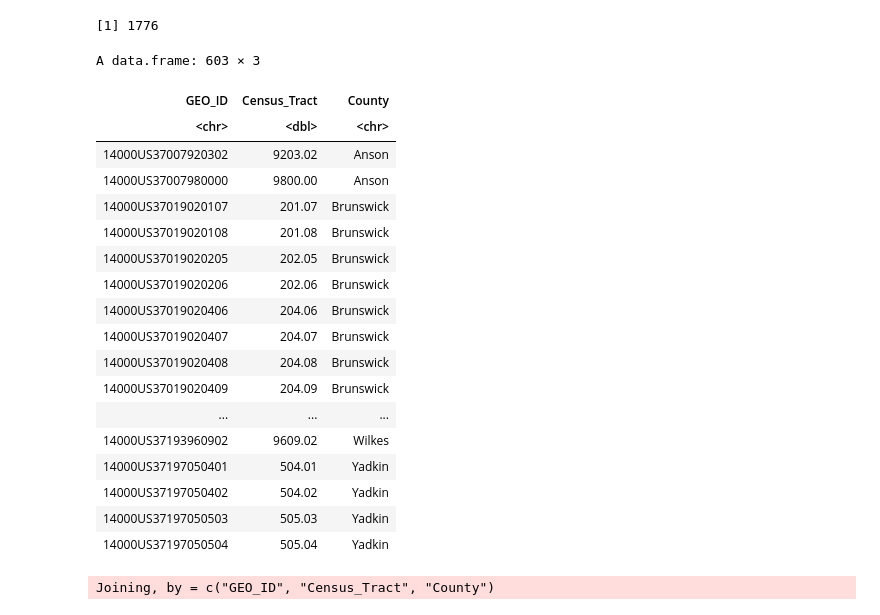
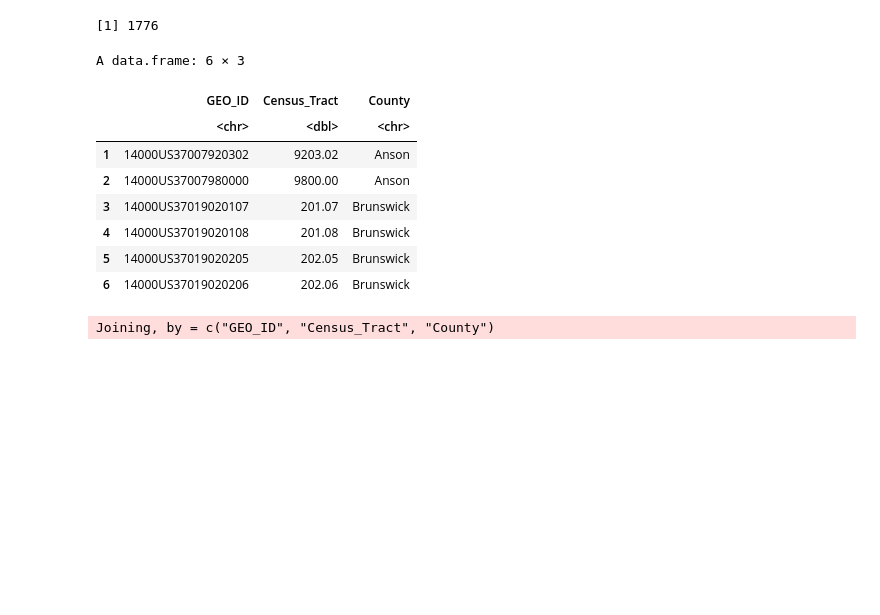
Before and after one commit to UNC-CEMALB/ENVIROSCAN, a Jupyter notebook: 2. Sociodemographic Imputation/Sociodemographic Imputation.ipynb, the cells around one changed output. Cells and saved outputs as stored; diff of their text form; code cells hidden in the pictures; blank space fills up the shorter version.

```diff
--- a/2. Sociodemographic Imputation/Sociodemographic Imputation.ipynb
+++ b/2. Sociodemographic Imputation/Sociodemographic Imputation.ipynb
@@ -63,29 +63,20 @@ length(unique(wildfire_hazard_df$Census_Tract))
 # %%
 # they're not so what tracts aren't consistent?
 `%notin%` <- Negate(`%in%`)
 wildfire_hazard_df %>%
     filter(Census_Tract %notin% unique(acs_df$Census_Tract)) %>%
-    select(c("GEO_ID", "Census_Tract", "County"))
+    select(c("GEO_ID", "Census_Tract", "County")) %>%
+    head()
 # %% [output]
-A data.frame: 603 × 3
+A data.frame: 6 × 3
-| GEO_ID | Census_Tract | County |
-| <chr> | <dbl> | <chr> |
-| 14000US37007920302 | 9203.02 | Anson |
-| 14000US37007980000 | 9800.00 | Anson |
-| 14000US37019020107 | 201.07 | Brunswick |
-| 14000US37019020108 | 201.08 | Brunswick |
-| 14000US37019020205 | 202.05 | Brunswick |
-| 14000US37019020206 | 202.06 | Brunswick |
-| 14000US37019020406 | 204.06 | Brunswick |
-| 14000US37019020407 | 204.07 | Brunswick |
-| 14000US37019020408 | 204.08 | Brunswick |
-| 14000US37019020409 | 204.09 | Brunswick |
-| ... | ... | ... |
-| 14000US37193960902 | 9609.02 | Wilkes |
-| 14000US37197050401 | 504.01 | Yadkin |
-| 14000US37197050402 | 504.02 | Yadkin |
-| 14000US37197050503 | 505.03 | Yadkin |
-| 14000US37197050504 | 505.04 | Yadkin |
+|  | GEO_ID | Census_Tract | County |
+|  | <chr> | <dbl> | <chr> |
+| 1 | 14000US37007920302 | 9203.02 | Anson |
+| 2 | 14000US37007980000 | 9800.00 | Anson |
+| 3 | 14000US37019020107 | 201.07 | Brunswick |
+| 4 | 14000US37019020108 | 201.08 | Brunswick |
+| 5 | 14000US37019020205 | 202.05 | Brunswick |
+| 6 | 14000US37019020206 | 202.06 | Brunswick |
 # %%
 # lot's of missing data
 dim(full_join(acs_df, wildfire_hazard_df))
```
Also changed, not shown: parts of 7 cells of this notebook.
